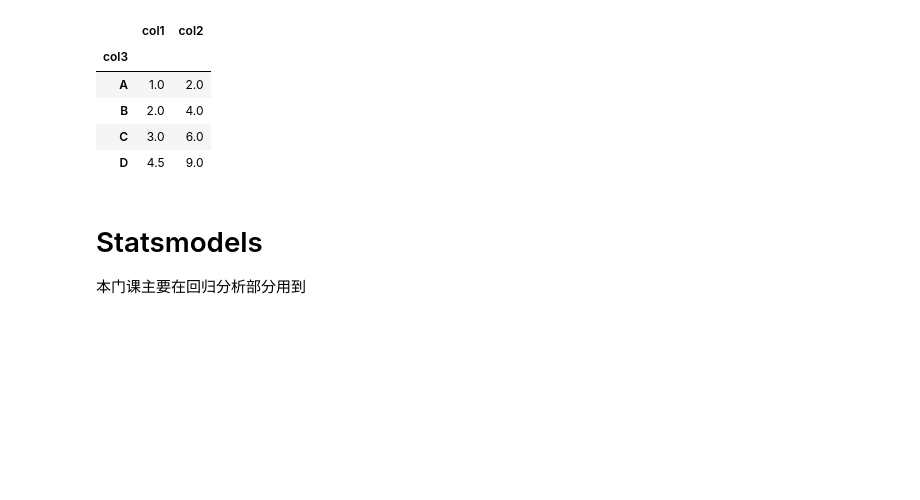
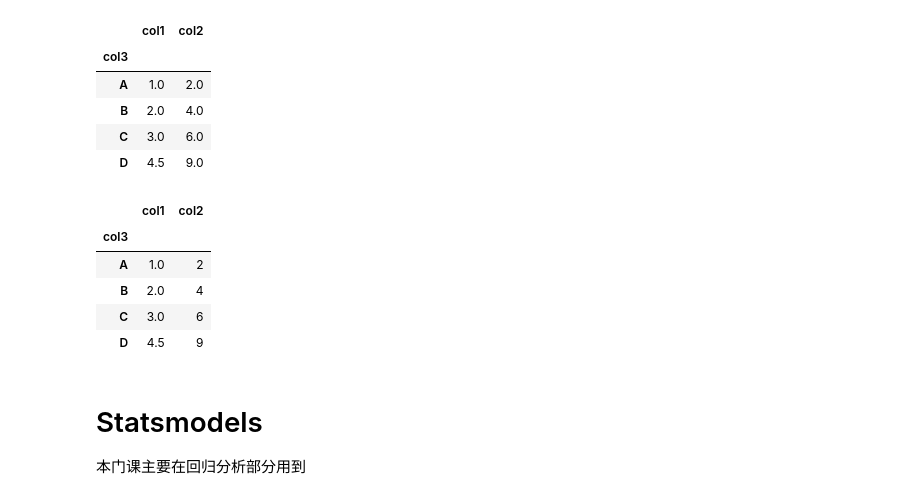
Before and after one commit to zhiliang-lin/py_for_stats, a Jupyter notebook: Python统计分析包.ipynb, the cells around one changed output. Saved outputs shown, nothing was run; the diff lists cells and outputs as text; code cells hidden in the pictures; blank space fills up the shorter version.

```diff
--- a/Python统计分析包.ipynb
+++ b/Python统计分析包.ipynb
@@ -173,6 +191,15 @@ sample_df.groupby(by = "col3").mean()
 | B | 2.0 | 4.0 |
 | C | 3.0 | 6.0 |
 | D | 4.5 | 9.0 |
+# %%
+pd.pivot_table(sample_df,index=["col3"],values=["col1","col2"],aggfunc=np.mean)
+# %% [output]
+|  | col1 | col2 |
+| col3 |  |  |
+| A | 1.0 | 2 |
+| B | 2.0 | 4 |
+| C | 3.0 | 6 |
+| D | 4.5 | 9 |
 # %% [markdown]
 # Statsmodels
 本门课主要在回归分析部分用到
```
Also changed, not shown: parts of 7 cells of this notebook.
